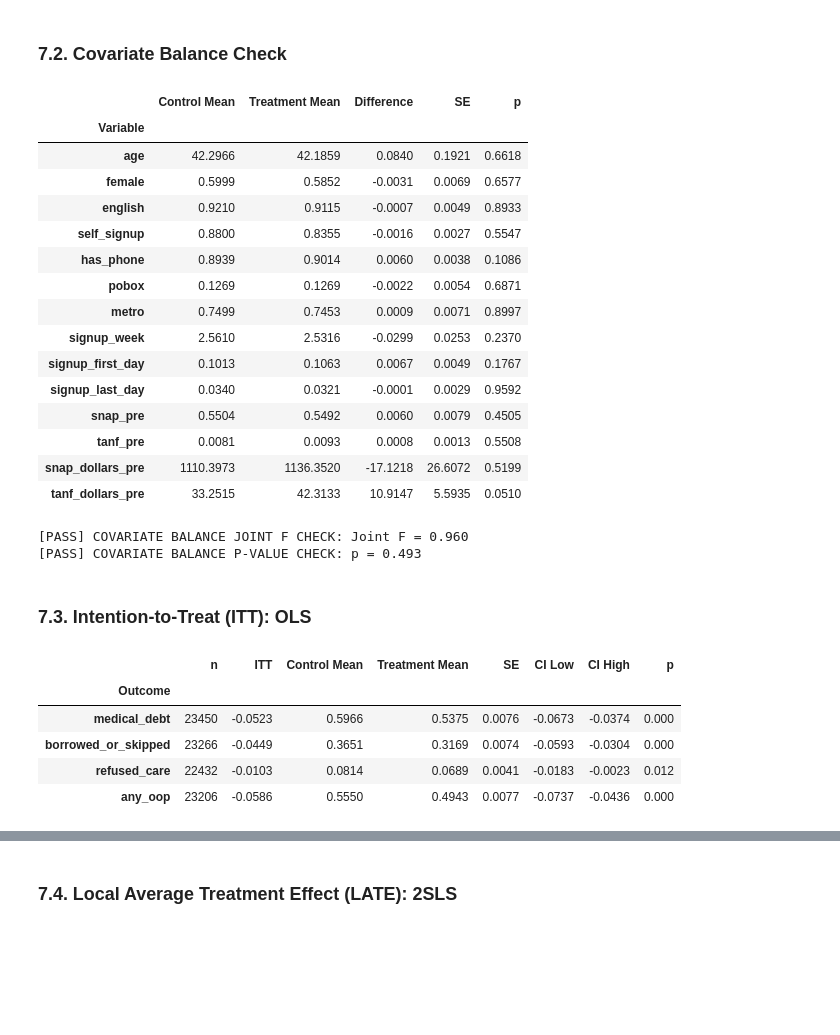
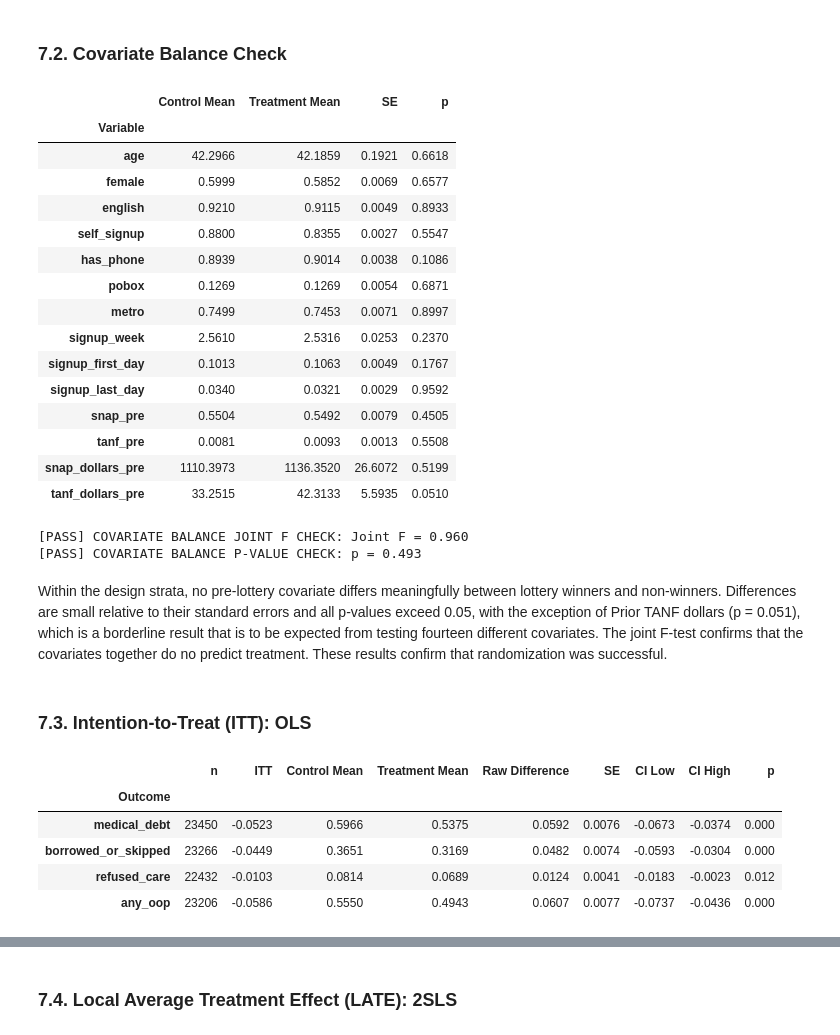
Before and after one commit to chaycereed/ohie-medicaid-policy-simulation, a Jupyter notebook: notebook/ohie_medicaid_policy_simulation.ipynb, the cells around one changed output, grey strips where cells are left out. Cells and saved outputs as stored; diff of their text form; code cells hidden in the pictures; blank space fills up the shorter version.

Commit message:
OHIE MPS: Added causal inference and causal forest steps

```diff
--- a/notebook/ohie_medicaid_policy_simulation.ipynb
+++ b/notebook/ohie_medicaid_policy_simulation.ipynb
@@ -1215,7 +1256,9 @@ oof.describe().T
 # To do this, we will create a plot to visualize sensitivity and specificity for each model
 # Since we want to prioritize sensitivity (avoiding false negatives), lets select a threshold that
 # maintains high sensitivity, at a slight cost of specifcity (compared to Youden's J)
-chosen_threshold = 0.55
+# Note: To learn how to create a plot visualizing the sensitivity/specificity tradeoff
+  # Claude Fable 5. Based on the response to prompt: "Instead of using F1-maximization or Youden's J, I want to select the threshold based on a sensitvity-specificty tradeoff, based on the studies goals (prioritze sensitivity, without losing too much specificity)"
+chosen_threshold = 0.53
 fig, axes = plt.subplots(1, 3, figsize = (15, 5), sharey = True)
 # For each model, lets create a sensitivity vs specificity plot
 for ax, name in zip(axes, classification_models):
@@ -1479,41 +1561,40 @@ check("PROPENSITY SCORE BOUNDARY CHECK", df["e_offer"].between(0.05, 0.95).all()
 # %%
 # Create a new sample for regression-based estimates
 cf = df.loc[fit_data].copy()
 # Define the fixed effects for the design strata (household size interacted with survey wave)
 design_fe = "C(hh_size) * C(wave)"
 # Also, lets create a variable for the pre-lottery covariates that we want to check the balance for
 balance_variables = [p for p in predictors if p not in ["any_program_pre"]]
 
 rows = []
 for variable in balance_variables:
     m = smf.wls(f"{variable} ~ {treatment} + {design_fe}", data = cf, weights = cf["weight"]).fit(cov_type = "cluster", cov_kwds = {"groups": cf["household_id"]})
     rows.append({
         "Variable": variable,
         "Control Mean": cf.loc[cf[treatment] == 0, variable].mean(),
         "Treatment Mean": cf.loc[cf[treatment] == 1, variable].mean(),
-        "Difference": m.params[treatment],
         "SE": m.bse[treatment],
         "p": m.pvalues[treatment]
     })
 balance = pd.DataFrame(rows).set_index("Variable").round(4)
 balance
 # %% [output]
-|  | Control Mean | Treatment Mean | Difference | SE | p |
-| Variable |  |  |  |  |  |
-| age | 42.2966 | 42.1859 | 0.0840 | 0.1921 | 0.6618 |
-| female | 0.5999 | 0.5852 | -0.0031 | 0.0069 | 0.6577 |
-| english | 0.9210 | 0.9115 | -0.0007 | 0.0049 | 0.8933 |
-| self_signup | 0.8800 | 0.8355 | -0.0016 | 0.0027 | 0.5547 |
-| has_phone | 0.8939 | 0.9014 | 0.0060 | 0.0038 | 0.1086 |
-| pobox | 0.1269 | 0.1269 | -0.0022 | 0.0054 | 0.6871 |
-| metro | 0.7499 | 0.7453 | 0.0009 | 0.0071 | 0.8997 |
-| signup_week | 2.5610 | 2.5316 | -0.0299 | 0.0253 | 0.2370 |
-| signup_first_day | 0.1013 | 0.1063 | 0.0067 | 0.0049 | 0.1767 |
-| signup_last_day | 0.0340 | 0.0321 | -0.0001 | 0.0029 | 0.9592 |
-| snap_pre | 0.5504 | 0.5492 | 0.0060 | 0.0079 | 0.4505 |
-| tanf_pre | 0.0081 | 0.0093 | 0.0008 | 0.0013 | 0.5508 |
-| snap_dollars_pre | 1110.3973 | 1136.3520 | -17.1218 | 26.6072 | 0.5199 |
-| tanf_dollars_pre | 33.2515 | 42.3133 | 10.9147 | 5.5935 | 0.0510 |
+|  | Control Mean | Treatment Mean | SE | p |
+| Variable |  |  |  |  |
+| age | 42.2966 | 42.1859 | 0.1921 | 0.6618 |
+| female | 0.5999 | 0.5852 | 0.0069 | 0.6577 |
+| english | 0.9210 | 0.9115 | 0.0049 | 0.8933 |
+| self_signup | 0.8800 | 0.8355 | 0.0027 | 0.5547 |
+| has_phone | 0.8939 | 0.9014 | 0.0038 | 0.1086 |
+| pobox | 0.1269 | 0.1269 | 0.0054 | 0.6871 |
+| metro | 0.7499 | 0.7453 | 0.0071 | 0.8997 |
+| signup_week | 2.5610 | 2.5316 | 0.0253 | 0.2370 |
+| signup_first_day | 0.1013 | 0.1063 | 0.0049 | 0.1767 |
+| signup_last_day | 0.0340 | 0.0321 | 0.0029 | 0.9592 |
+| snap_pre | 0.5504 | 0.5492 | 0.0079 | 0.4505 |
+| tanf_pre | 0.0081 | 0.0093 | 0.0013 | 0.5508 |
+| snap_dollars_pre | 1110.3973 | 1136.3520 | 26.6072 | 0.5199 |
+| tanf_dollars_pre | 33.2515 | 42.3133 | 5.5935 | 0.0510 |
 # %%
 # Lets also run a joint test, where we regress treatment on all covariates, to test if the covariates can predict it
 # If randomization truly worked, F statistic should be near 1 and p-value should be well above 0.05
@@ -1526,32 +1607,42 @@ check("COVARIATE BALANCE P-VALUE CHECK", f_test.pvalue > 0.05, f"p = {float(f_te
 # %% [output]
 [PASS] COVARIATE BALANCE JOINT F CHECK: Joint F = 0.960
 [PASS] COVARIATE BALANCE P-VALUE CHECK: p = 0.493
+# %% [markdown]
+Within the design strata, no pre-lottery covariate differs meaningfully between lottery winners and non-winners. Differences are small relative to their standard errors and all p-values exceed 0.05, with the exception of Prior TANF dollars (p = 0.051), which is a borderline result that is to be expected from testing fourteen different covariates. The joint F-test confirms that the covariates together do no predict treatment. These results confirm that randomization was successful.
 # %% [markdown]
 ### 7.3. Intention-to-Treat (ITT): OLS
 # %%
 # Now, lets perform our intention-to-treat analysis, which measures the effect of a lottery offer for each outcome
+# Note: To learn how to perform weighted OLS as the intention-to-treat effect baseline
+  # Claude Fable 5. Based on the response to prompt: "How can I perform a basic intention-to-treat causal analysis, including weights and design fixed effects"
+# Loop through each of our four outcomes, performing weighted OLS for each and saving the results in a list
 rows = []
 for loop_outcome in outcomes:
+    # Drop outcome-specific missing observations
     d = cf.dropna(subset = [loop_outcome])
+    # Perform weighted OLS, using the current loop's outcome, treatment (lottery offer), design fixed effects, and survey weights
     m = smf.wls(f"{loop_outcome} ~ {treatment} + {design_fe}", data = d, weights = d["weight"]).fit(cov_type = "cluster", cov_kwds = {"groups": d["household_id"]})
+    # Add this outcomes results to a list, including the mean values for each group (control vs treatment)
     rows.append({
         "Outcome": loop_outcome,
         "n": len(d),
         "ITT": m.params[treatment],
         "Control Mean": np.average(d.loc[d[treatment] == 0, loop_outcome], weights = d.loc[d[treatment] == 0, "weight"]),
         "Treatment Mean": np.average(d.loc[d[treatment] == 1, loop_outcome], weights = d.loc[d[treatment] == 1, "weight"]),
+        "Raw Difference": np.average(d.loc[d[treatment] == 0, loop_outcome], weights = d.loc[d[treatment] == 0, "weight"]) -  np.average(d.loc[d[treatment] == 1, loop_outcome], weights = d.loc[d[treatment] == 1, "weight"]),
         "SE": m.bse[treatment],
         "CI Low": m.conf_int().loc[treatment, 0],
         "CI High": m.conf_int().loc[treatment, 1],
         "p": m.pvalues[treatment]
     })
 
+# Combine into a single table, one row per outcome
 itt = pd.DataFrame(rows).set_index("Outcome").round(4)
 itt
 # %% [output]
-|  | n | ITT | Control Mean | Treatment Mean | SE | CI Low | CI High | p |
-| Outcome |  |  |  |  |  |  |  |  |
-| medical_debt | 23450 | -0.0523 | 0.5966 | 0.5375 | 0.0076 | -0.0673 | -0.0374 | 0.000 |
-| borrowed_or_skipped | 23266 | -0.0449 | 0.3651 | 0.3169 | 0.0074 | -0.0593 | -0.0304 | 0.000 |
-| refused_care | 22432 | -0.0103 | 0.0814 | 0.0689 | 0.0041 | -0.0183 | -0.0023 | 0.012 |
-| any_oop | 23206 | -0.0586 | 0.5550 | 0.4943 | 0.0077 | -0.0737 | -0.0436 | 0.000 |
+|  | n | ITT | Control Mean | Treatment Mean | Raw Difference | SE | CI Low | CI High | p |
+| Outcome |  |  |  |  |  |  |  |  |  |
+| medical_debt | 23450 | -0.0523 | 0.5966 | 0.5375 | 0.0592 | 0.0076 | -0.0673 | -0.0374 | 0.000 |
+| borrowed_or_skipped | 23266 | -0.0449 | 0.3651 | 0.3169 | 0.0482 | 0.0074 | -0.0593 | -0.0304 | 0.000 |
+| refused_care | 22432 | -0.0103 | 0.0814 | 0.0689 | 0.0124 | 0.0041 | -0.0183 | -0.0023 | 0.012 |
+| any_oop | 23206 | -0.0586 | 0.5550 | 0.4943 | 0.0607 | 0.0077 | -0.0737 | -0.0436 | 0.000 |
```
Also changed, not shown: parts of 45 cells of this notebook.
